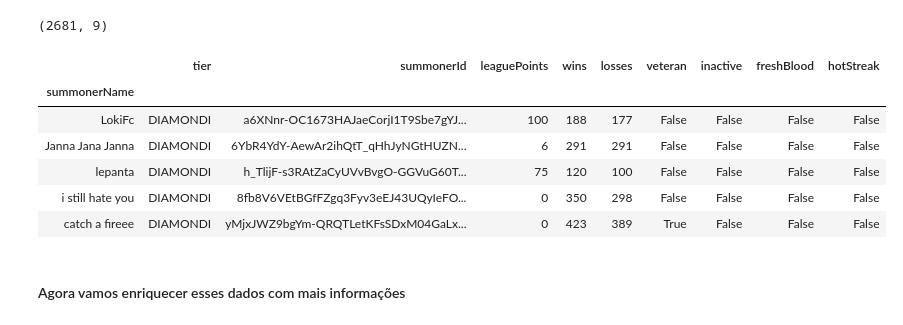
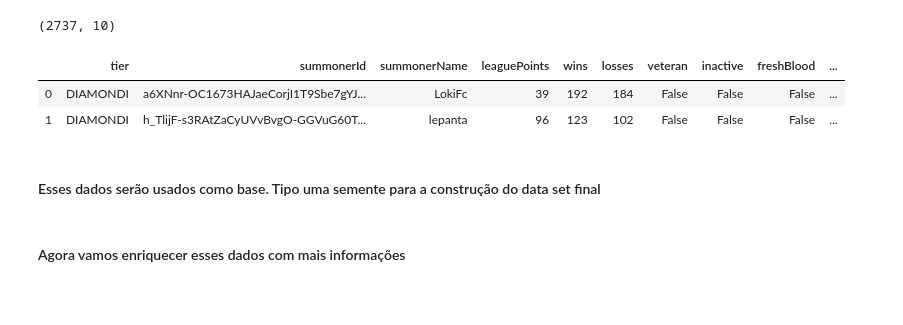
Before and after one commit to rcs8/PredictLolWins, a Jupyter notebook: Crawler Data.ipynb, the cells around one changed output. Cells and saved outputs as stored; diff of their text form; code cells hidden in the pictures; blank space fills up the shorter version.

Commit message:
New Data

```diff
--- a/Crawler Data.ipynb
+++ b/Crawler Data.ipynb
@@ -86,21 +77,19 @@ df.head()
 # %%
 df.to_csv("usersBasicInfos.csv",index=False)
 # %%
-df = pd.read_csv("usersBasicInfos.csv",index_col="summonerName")
+df = pd.read_csv("usersBasicInfos.csv")
 # %%
 df.shape
 # %% [output]
-(2681, 9)
+(2737, 10)
 # %%
-df.head()
+df.head(2)
 # %% [output]
-|  | tier | summonerId | leaguePoints | wins | losses | veteran | inactive | freshBlood | hotStreak |
-| summonerName |  |  |  |  |  |  |  |  |  |
-| LokiFc | DIAMONDI | a6XNnr-OC1673HAJaeCorjI1T9Sbe7gYJ... | 100 | 188 | 177 | False | False | False | False |
-| Janna Jana Janna | DIAMONDI | 6YbR4YdY-AewAr2ihQtT_qHhJyNGtHUZN... | 6 | 291 | 291 | False | False | False | False |
-| lepanta | DIAMONDI | h_TlijF-s3RAtZaCyUVvBvgO-GGVuG60T... | 75 | 120 | 100 | False | False | False | False |
-| i still hate you | DIAMONDI | 8fb8V6VEtBGfFZgq3Fyv3eEJ43UQyIeFO... | 0 | 350 | 298 | False | False | False | False |
-| catch a fireee | DIAMONDI | yMjxJWZ9bgYm-QRQTLetKFsSDxM04GaLx... | 0 | 423 | 389 | True | False | False | False |
+|  | tier | summonerId | summonerName | leaguePoints | wins | losses | veteran | inactive | freshBlood | ... |
+| 0 | DIAMONDI | a6XNnr-OC1673HAJaeCorjI1T9Sbe7gYJ... | LokiFc | 39 | 192 | 184 | False | False | False | ... |
+| 1 | DIAMONDI | h_TlijF-s3RAtZaCyUVvBvgO-GGVuG60T... | lepanta | 96 | 123 | 102 | False | False | False | ... |
+# %% [markdown]
+#### Esses dados serão usados como base. Tipo uma semente para a construção do data set final
 # %% [markdown]
 #### Agora vamos enriquecer esses dados com mais informações
 # %%
```
Also changed, not shown: parts of 18 cells of this notebook, 4 other files.
